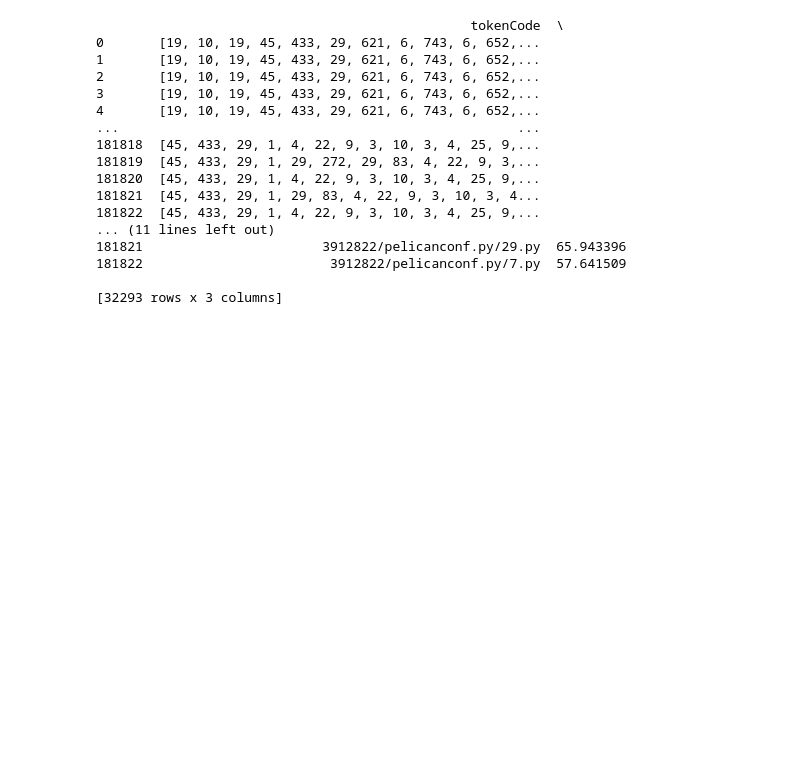
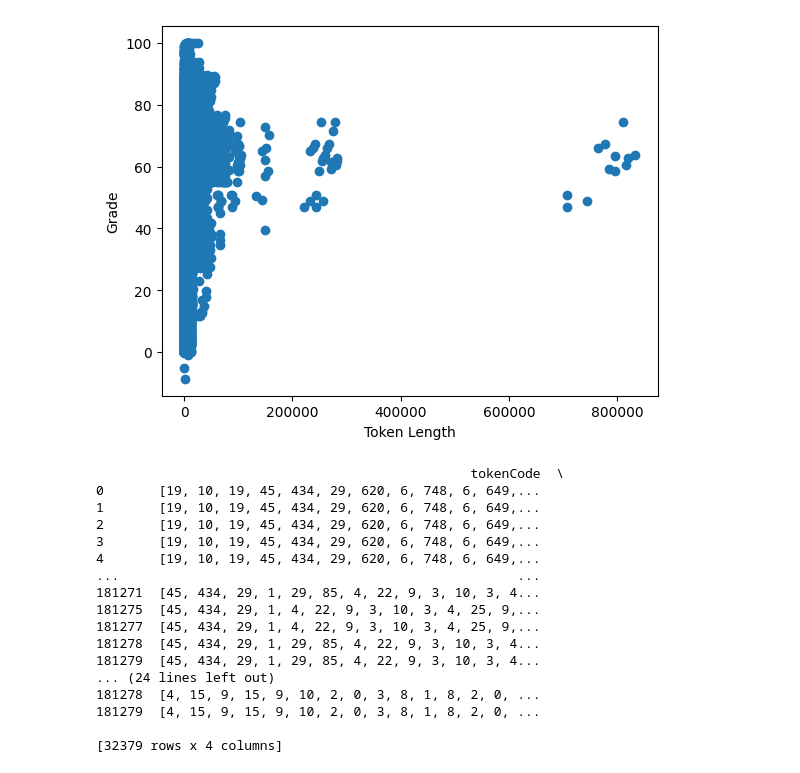
Before and after one commit to alihaider1264/SCA-ML-grade, a Jupyter notebook: Model-Generation/Model Creation 1.ipynb, the cells around one changed output. Cells and saved outputs as stored; diff of their text form; code cells hidden in the pictures; blank space fills up the shorter version.

```diff
--- a/Model-Generation/Model Creation 1.ipynb
+++ b/Model-Generation/Model Creation 1.ipynb
@@ -93,6 +93,11 @@ with open(pathToTokenizedData + "/tokenizedData.pkl", "rb") as f:
 with open(pathToGradeData + "/grades.pkl", "rb") as f:
     gradeData = pickle.load(f)
 
+#load the group data
+with open(pathToTokenizedData + "/tokenGroupDataframe.pkl", "rb") as f:
+    tokenizedGroupData = pickle.load(f)
+
 combinedDF = pd.merge(tokenizedData, gradeData, on = "Path")
+combinedDF = pd.merge(combinedDF, tokenizedGroupData, on = "Path")
 print (combinedDF)
 # %% [output]
@@ -122,3 +127,32 @@ To enable the following instructions: AVX2 AVX512F AVX512_VNNI FMA, in other ope
+# %%
+#chart of token length vs grade
+tokenLengths = combinedDF["tokenCode"].apply(lambda x: len(x))
+plt.scatter(tokenLengths, combinedDF["fileGrade"])
+plt.xlabel("Token Length")
+plt.ylabel("Grade")
+plt.show()
+
+
+#graph the density of the grades vs length
+count = []
+countLow = []
+countHigh = []
+for i in range(1, combinedDF["tokenCode"].apply(lambda x: len(x)).max() + 1):
+    count.append(combinedDF[combinedDF["tokenCode"].apply(lambda x: len(x)) == i]["fileGrade"].mean())
+    countLow.append(combinedDF[combinedDF["tokenCode"].apply(lambda x: len(x)) == i]["fileGrade"].quantile(.25))
+    countHigh.append(combinedDF[combinedDF["tokenCode"].apply(lambda x: len(x)) == i]["fileGrade"].quantile(.75))
+
+
+
+plt.scatter(range(1, combinedDF["tokenCode"].apply(lambda x: len(x)).max() + 1), count)
+#draw a line of best fit
+z = np.polyfit(range(1, combinedDF["tokenCode"].apply(lambda x: len(x)).max() + 1), count, 1)
+p = np.poly1d(z)
+plt.xlabel("Token Length")
+plt.ylabel("Grade")
+plt.show()
+# %% [output]
+[figure, added]
 # %%
 #Padding
 
@@ -126,34 +160,41 @@ maxLen = 500
 minLen = 100
 #get rid of the ones that are too long
 combinedDF = combinedDF[combinedDF["tokenCode"].apply(lambda x: len(x)) <= maxLen]
+combinedDF = combinedDF[combinedDF["tokenGroupCode"].apply(lambda x: len(x)) <= maxLen]
+
 
 #get rid of the ones that are too short
 combinedDF = combinedDF[combinedDF["tokenCode"].apply(lambda x: len(x)) > minLen]
+combinedDF = combinedDF[combinedDF["tokenGroupCode"].apply(lambda x: len(x)) > minLen]
 
 #Pad the sequences
 combinedDF["tokenCode"] = pad_sequences(combinedDF["tokenCode"], maxlen = maxLen, padding = "post", truncating = "post").tolist()
+combinedDF["tokenGroupCode"] = pad_sequences(combinedDF["tokenGroupCode"], maxlen = maxLen, padding = "post", truncating = "post").tolist()
 
 print (combinedDF)
 
+#only use 5% of the dat
+#combinedDF = combinedDF.sample(frac = 0.001, random_state = 1)
+
 #48590
 # %% [output]
                                                 tokenCode  \
-0       [19, 10, 19, 45, 433, 29, 621, 6, 743, 6, 652,...
-1       [19, 10, 19, 45, 433, 29, 621, 6, 743, 6, 652,...
-2       [19, 10, 19, 45, 433, 29, 621, 6, 743, 6, 652,...
-3       [19, 10, 19, 45, 433, 29, 621, 6, 743, 6, 652,...
-4       [19, 10, 19, 45, 433, 29, 621, 6, 743, 6, 652,...
+0       [19, 10, 19, 45, 434, 29, 620, 6, 748, 6, 649,...
+1       [19, 10, 19, 45, 434, 29, 620, 6, 748, 6, 649,...
+2       [19, 10, 19, 45, 434, 29, 620, 6, 748, 6, 649,...
+3       [19, 10, 19, 45, 434, 29, 620, 6, 748, 6, 649,...
+4       [19, 10, 19, 45, 434, 29, 620, 6, 748, 6, 649,...
 ...                                                   ...
-181818  [45, 433, 29, 1, 4, 22, 9, 3, 10, 3, 4, 25, 9,...
-181819  [45, 433, 29, 1, 29, 272, 29, 83, 4, 22, 9, 3,...
-181820  [45, 433, 29, 1, 4, 22, 9, 3, 10, 3, 4, 25, 9,...
-181821  [45, 433, 29, 1, 29, 83, 4, 22, 9, 3, 10, 3, 4...
-181822  [45, 433, 29, 1, 4, 22, 9, 3, 10, 3, 4, 25, 9,...
-... (11 lines left out)
-181821                       3912822/pelicanconf.py/29.py  65.943396
-181822                        3912822/pelicanconf.py/7.py  57.641509
+181271  [45, 434, 29, 1, 29, 85, 4, 22, 9, 3, 10, 3, 4...
+181275  [45, 434, 29, 1, 4, 22, 9, 3, 10, 3, 4, 25, 9,...
+181277  [45, 434, 29, 1, 4, 22, 9, 3, 10, 3, 4, 25, 9,...
+181278  [45, 434, 29, 1, 29, 85, 4, 22, 9, 3, 10, 3, 4...
+181279  [45, 434, 29, 1, 29, 85, 4, 22, 9, 3, 10, 3, 4...
+... (24 lines left out)
+181278  [4, 15, 9, 15, 9, 10, 2, 0, 3, 8, 1, 8, 2, 0, ...
+181279  [4, 15, 9, 15, 9, 10, 2, 0, 3, 8, 1, 8, 2, 0, ...
 
-[32293 rows x 3 columns]
+[32379 rows x 4 columns]
 # %%
 #create a chart of the grades
 graph = plt.hist(combinedDF['fileGrade'], bins=20, range=(0, 100))
```
Also changed, not shown: parts of 6 cells of this notebook, 8 other files.
